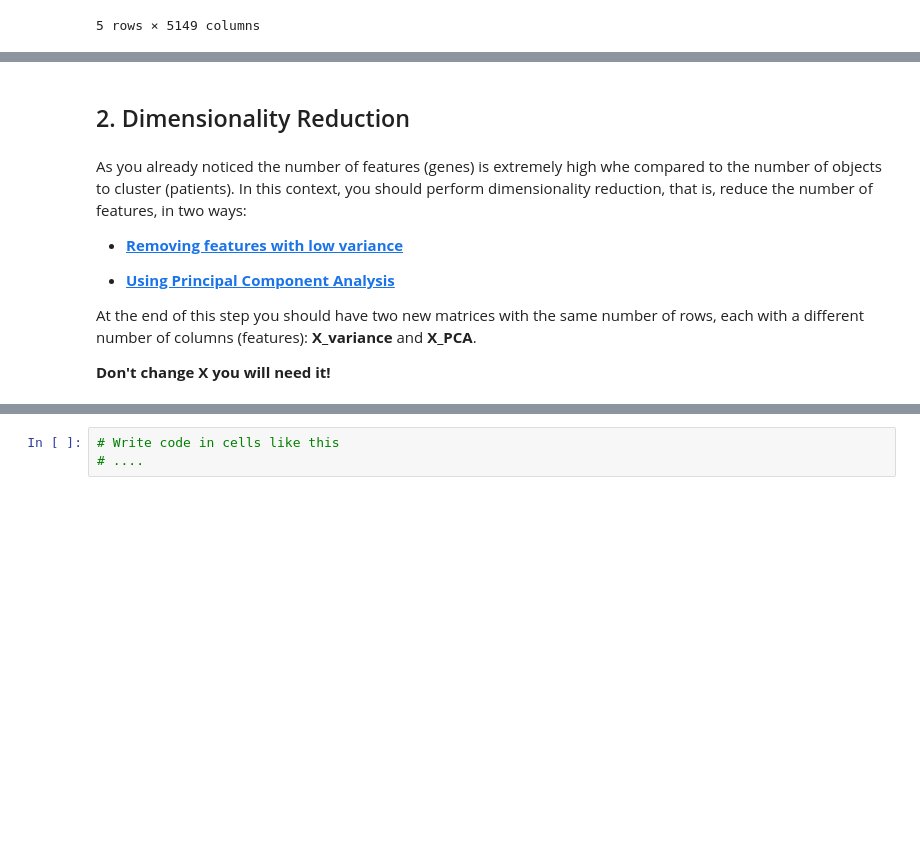
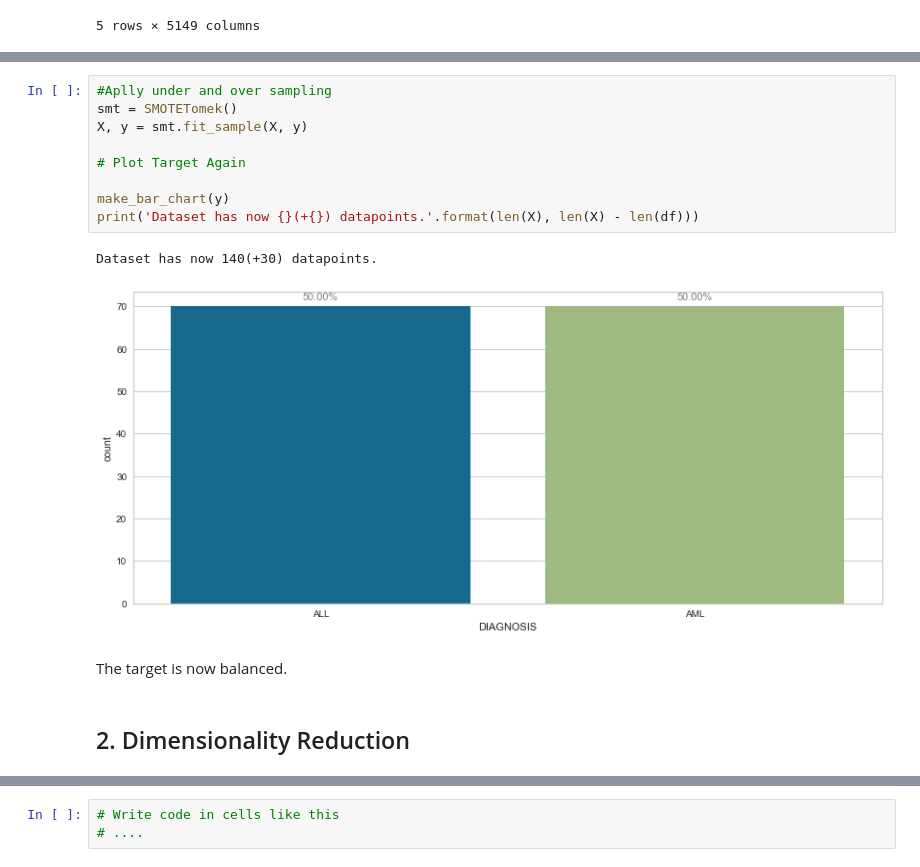
Before and after one commit to PedroCotovio/PD_2_Clustering, a Jupyter notebook: PD_201920_Project2.ipynb, the cells around one changed output, grey strips where cells are left out. Cells and saved outputs as stored; diff of their text form; blank space fills up the shorter version.

```diff
--- a/PD_201920_Project2.ipynb
+++ b/PD_201920_Project2.ipynb
@@ -90,12 +99,16 @@ Targets: {'AML', 'ALL'}
+# %%
+#Aplly under and over sampling
+smt = SMOTETomek()
+X, y = smt.fit_sample(X, y)
+
+# Plot Target Again
+
+make_bar_chart(y)
+print('Dataset has now {}(+{}) datapoints.'.format(len(X), len(X) - len(df)))
+# %% [output]
+Dataset has now 140(+30) datapoints.
+[figure, added]
+# %% [markdown]
+The target is now balanced.
 # %% [markdown]
 ## 2. Dimensionality Reduction
-# %% [markdown]
-As you already noticed the number of features (genes) is extremely high whe compared to the number of objects to cluster (patients). In this context, you should perform dimensionality reduction, that is, reduce the number of features, in two ways:
-
-* [**Removing features with low variance**](http://scikit-learn.org/stable/modules/feature_selection.html)
-
-* [**Using Principal Component Analysis**](http://scikit-learn.org/stable/modules/generated/sklearn.decomposition.PCA.html)
-
-At the end of this step you should have two new matrices with the same number of rows, each with a different number of columns (features): **X_variance** and **X_PCA**.
-
-**Don't change X you will need it!**
```
Also changed, not shown: parts of 85 cells of this notebook, 9 other files.
